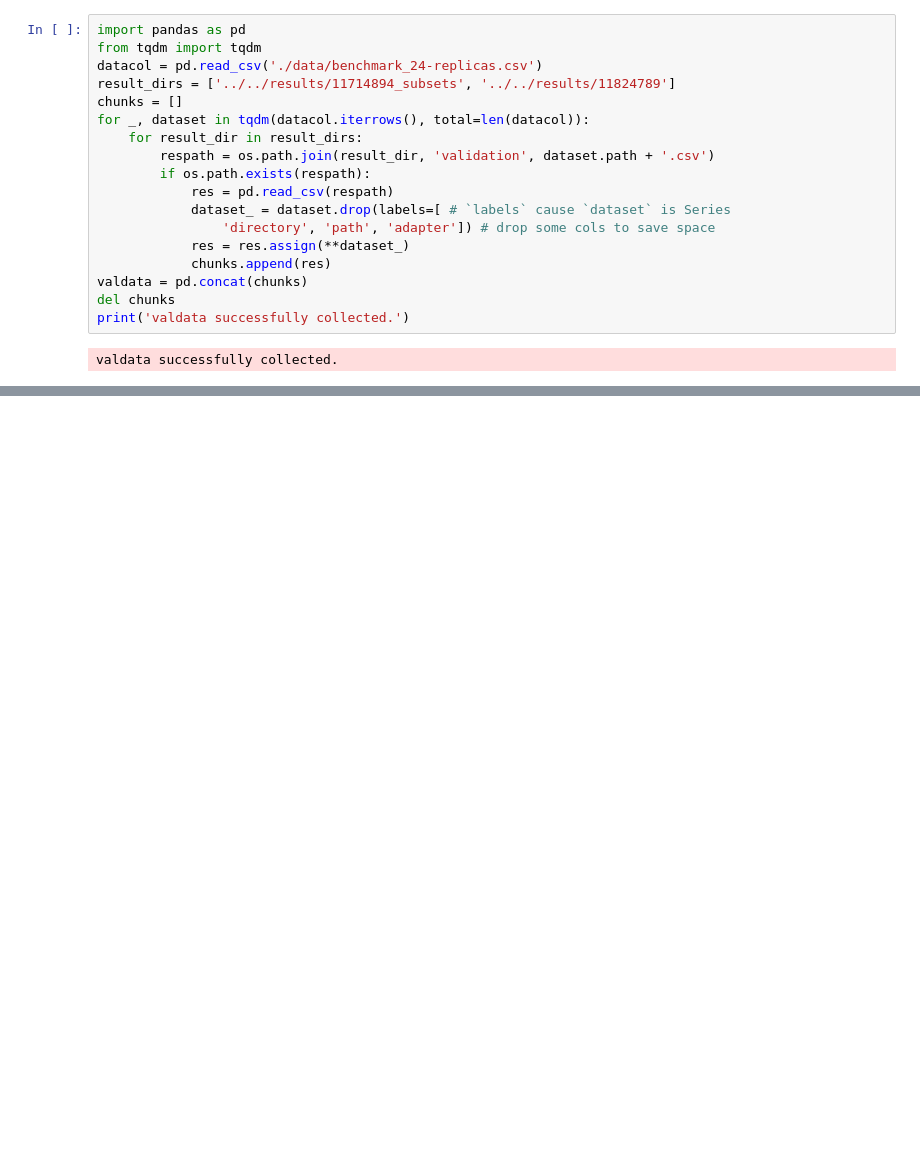
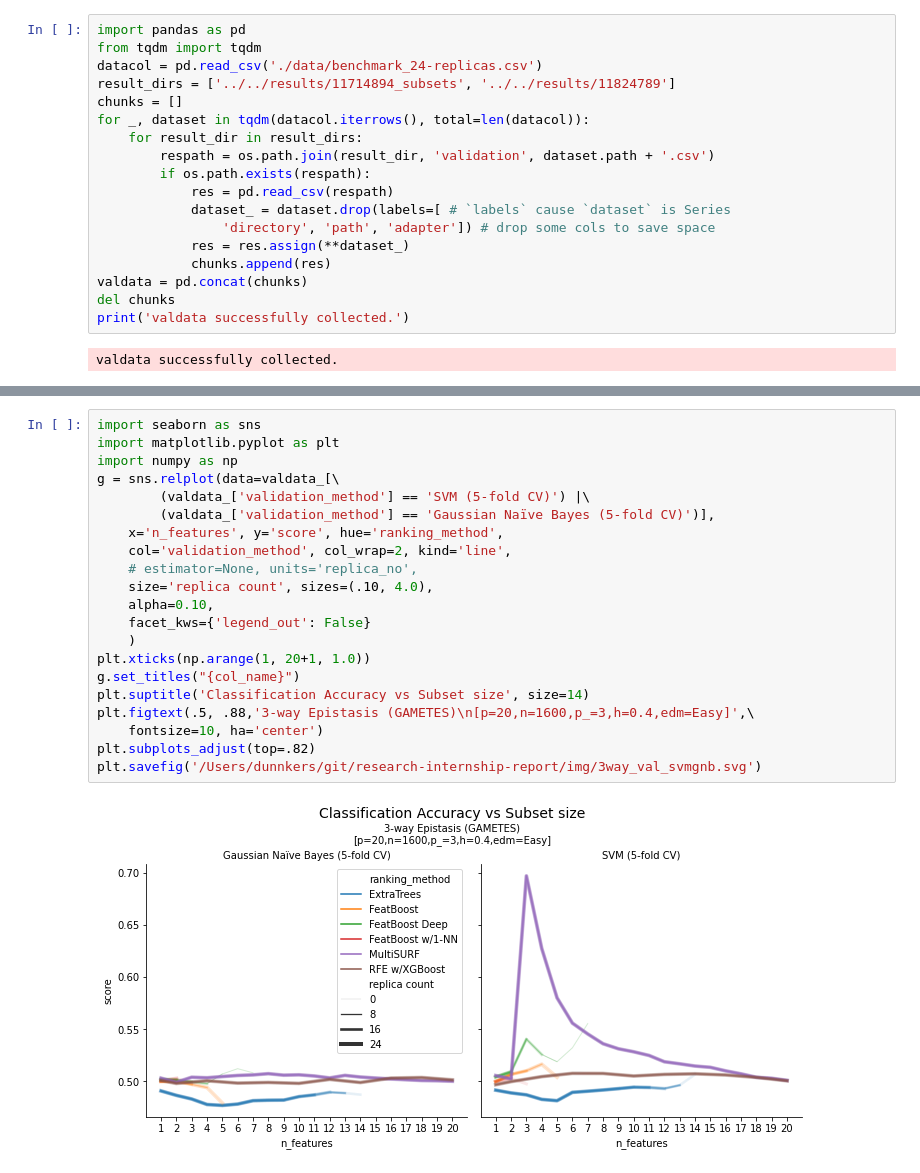
Before and after one commit to dunnkers/feature-selection, a Jupyter notebook: analysis/benchmark-20200524/acc-analysis.ipynb, the cells around one changed output, grey strips where cells are left out. Drawn from its saved outputs; the diff is of its cells as text; blank space fills up the shorter version.

```diff
--- a/analysis/benchmark-20200524/acc-analysis.ipynb
+++ b/analysis/benchmark-20200524/acc-analysis.ipynb
@@ -52,0 +112,23 @@ plt.savefig('/Users/dunnkers/git/research-internship-report/Users/dunnkers/git/r
+# %%
+import seaborn as sns
+import matplotlib.pyplot as plt
+import numpy as np
+g = sns.relplot(data=valdata_[\
+        (valdata_['validation_method'] == 'SVM (5-fold CV)') |\
+        (valdata_['validation_method'] == 'Gaussian Naïve Bayes (5-fold CV)')],
+    x='n_features', y='score', hue='ranking_method',
+    col='validation_method', col_wrap=2, kind='line',
+    # estimator=None, units='replica_no',
+    size='replica count', sizes=(.10, 4.0),
+    alpha=0.10,
+    facet_kws={'legend_out': False}
+    )
+plt.xticks(np.arange(1, 20+1, 1.0))
+g.set_titles("{col_name}")
+plt.suptitle('Classification Accuracy vs Subset size', size=14)
+plt.figtext(.5, .88,'3-way Epistasis (GAMETES)\n[p=20,n=1600,p_=3,h=0.4,edm=Easy]',\
+    fontsize=10, ha='center')
+plt.subplots_adjust(top=.82)
+plt.savefig('/Users/dunnkers/git/research-internship-report/img/3way_val_svmgnb.svg')
+# %% [output]
+[figure, added]
```
Also changed, not shown: parts of 4 cells of this notebook, 3 other files.
